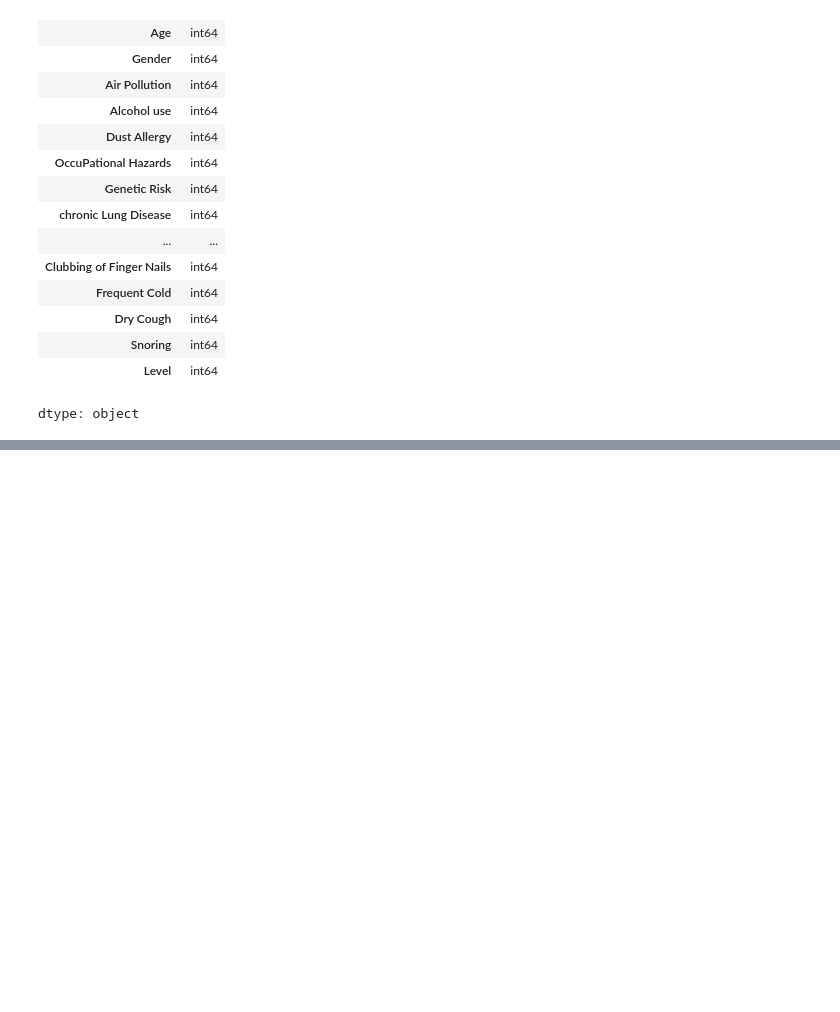
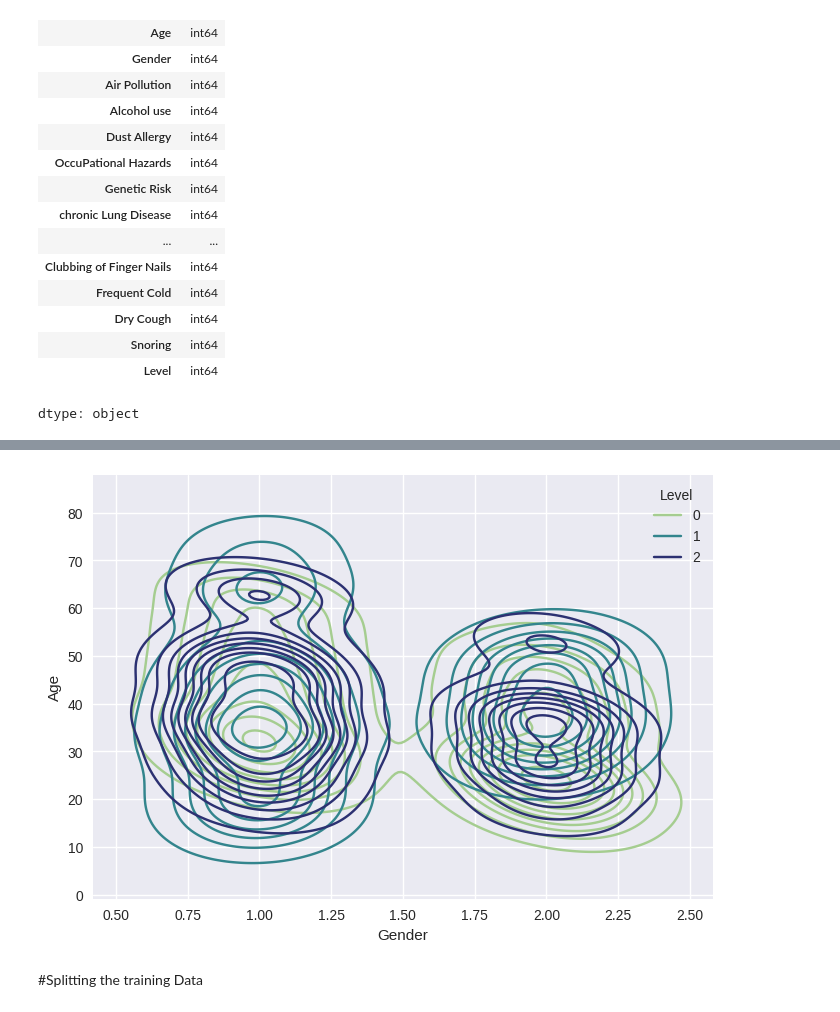
Before and after one commit to Kamruzzaman2200/Ai, a Jupyter notebook: Lung_Cancer.ipynb, the cells around one changed output, grey strips where cells are left out. Cells and saved outputs as stored; diff of their text form; code cells hidden in the pictures; blank space fills up the shorter version.

```diff
--- a/Lung_Cancer.ipynb
+++ b/Lung_Cancer.ipynb
@@ -153,0 +199,7 @@ sns.heatmap(data.drop('Patient Id', axis=1).corr(),annot=True,fmt='0.1g',cmap=pa
+# %%
+sns.kdeplot(x=data["Gender"], y=data["Age"], hue=data['Level'], palette="crest")
+plt.show()
+# %% [output]
+[figure, added]
+# %% [markdown]
+#Splitting the training Data
```
Also changed, not shown: parts of 28 cells of this notebook.
